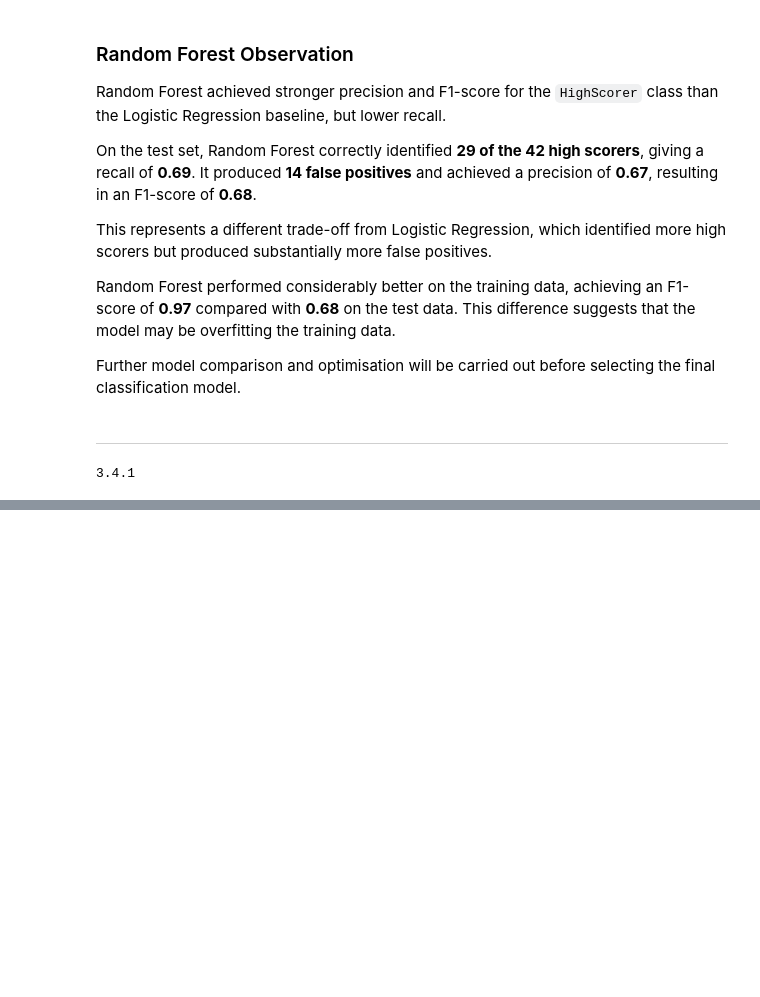
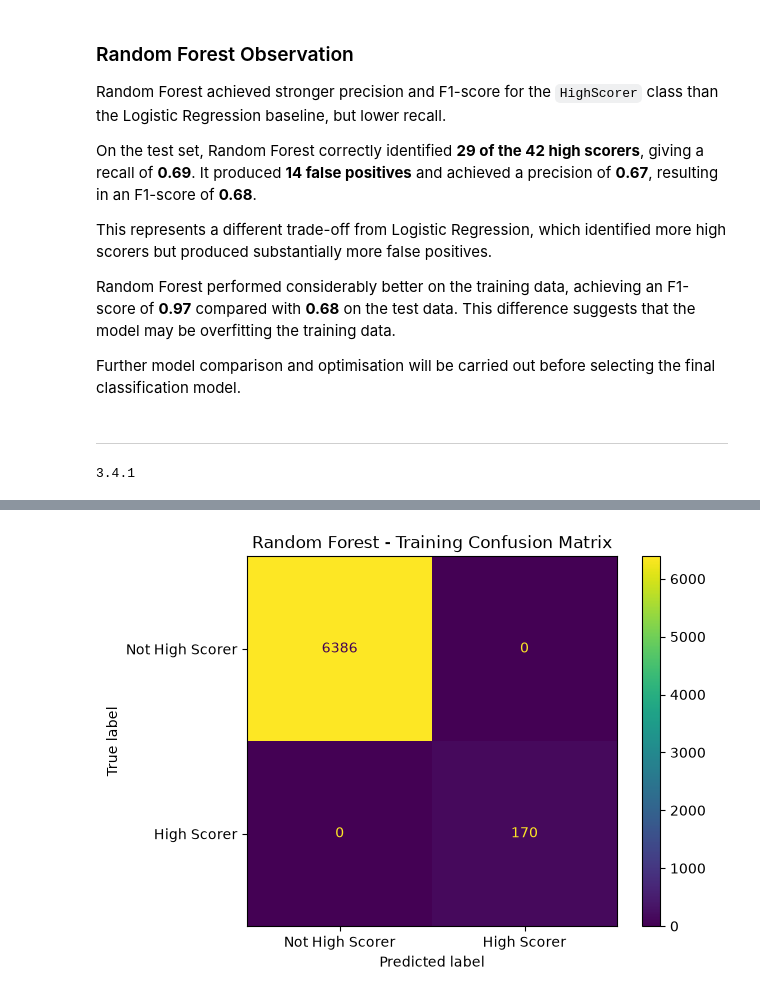
Before and after one commit to garethrogers28/premier-league-predictor, a Jupyter notebook: jupyter_notebooks/05_Model_Development.ipynb, the cells around one changed output, grey strips where cells are left out. Saved outputs shown, nothing was run; the diff lists cells and outputs as text; code cells hidden in the pictures; blank space fills up the shorter version.

Commit message:
Train and evaluate XGBoost classifier

```diff
--- a/jupyter_notebooks/05_Model_Development.ipynb
+++ b/jupyter_notebooks/05_Model_Development.ipynb
@@ -435,0 +470,7 @@ print(xgboost.__version__)
+# %%
+xgb_model = XGBClassifier(
+    scale_pos_weight=scale_pos_weight,
+    random_state=42
+)
+# %%
+xgb_model.fit(X_train_imputed, y_train)
@@ -435,0 +489,3 @@ print(xgboost.__version__)
+# %%
+y_train_pred_xgb = xgb_model.predict(X_train_imputed)
+y_test_pred_xgb = xgb_model.predict(X_test_imputed)
@@ -435,0 +518,9 @@ print(xgboost.__version__)
+# %%
+train_cm_xgb = confusion_matrix(y_train, y_train_pred_xgb)
+test_cm_xgb = confusion_matrix(y_test, y_test_pred_xgb)
+
+print("Training Confusion Matrix")
+print(train_cm_xgb)
+
+print("\nTest Confusion Matrix")
+print(test_cm_xgb)
@@ -435,0 +535,10 @@ print(xgboost.__version__)
+# %%
+ConfusionMatrixDisplay(
+    confusion_matrix=train_cm_xgb,
+    display_labels=["Not High Scorer", "High Scorer"]
+).plot()
+
+plt.title("Random Forest - Training Confusion Matrix")
+plt.show()
+# %% [output]
+[figure, added]
```
Also changed, not shown: parts of 11 cells of this notebook.
